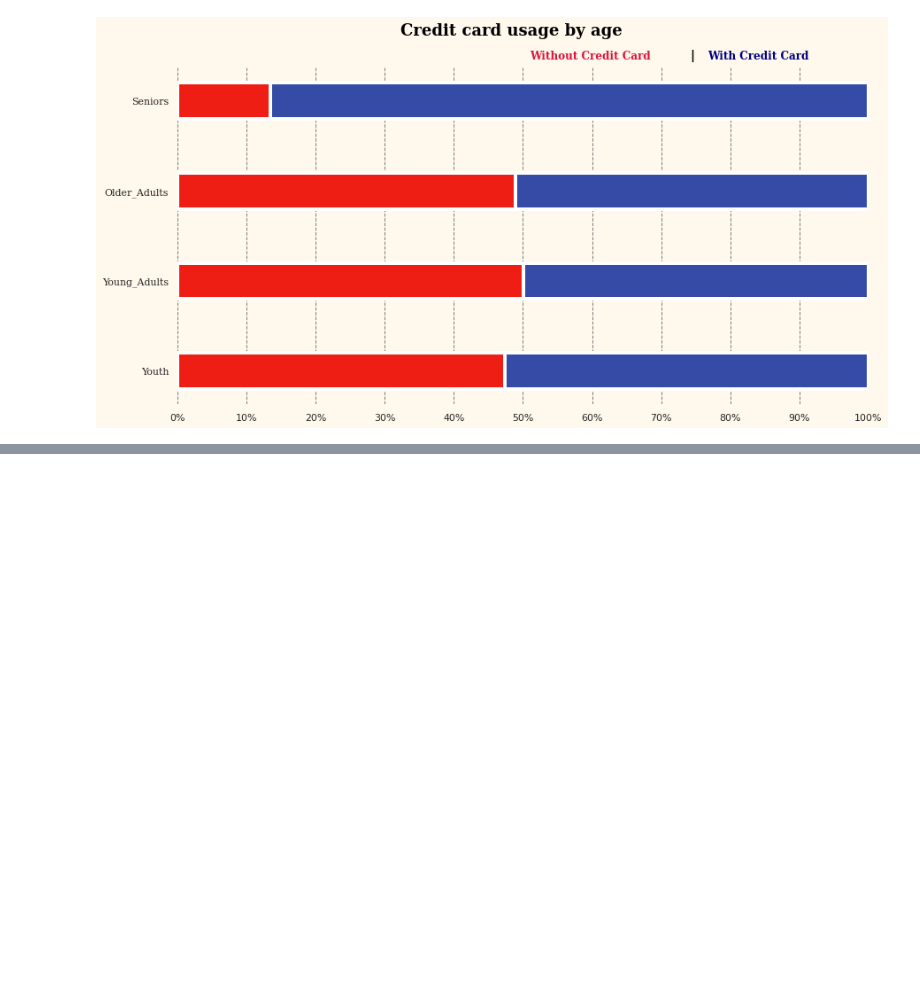
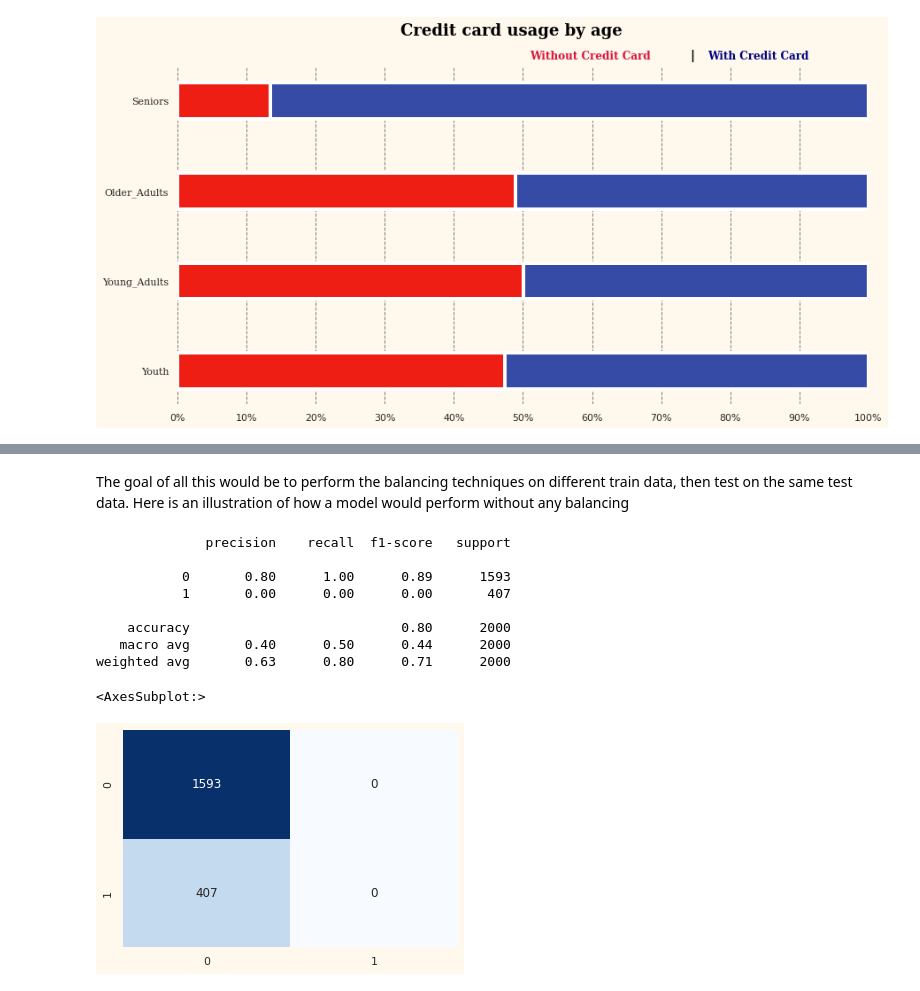
Before and after one commit to Kevin-Nduati/Bank-Customer-Churn-Modelling, a Jupyter notebook: Churn.ipynb, the cells around one changed output, grey strips where cells are left out. Cells and saved outputs as stored; diff of their text form; code cells hidden in the pictures; blank space fills up the shorter version.

Commit message:
Balancing the Data

```diff
--- a/Churn.ipynb
+++ b/Churn.ipynb
@@ -265,0 +275,14 @@ Text(0.5, 0.98, 'Credit card usage by age')
+# %%
+# Drop the columns we added
+df.drop(['Age_bins', 'CreditScore_bins'], axis=1, inplace=True)
+
+
+# Get dummies on categorical columns
+cat_features = [col for col, dtype in df.dtypes.items() if dtype == 'object']
+num_features = [col for col, dtype in df.dtypes.items() if dtype != 'object']
+
+for col in cat_features:
+    col_ohe = pd.get_dummies(df[col], prefix=col)
+    df = pd.concat((df, col_ohe), axis=1).drop(col, axis=1)
+
+df.head()
@@ -265,0 +304,39 @@ Text(0.5, 0.98, 'Credit card usage by age')
+# %%
+# Split our data
+X = df.drop('Exited', axis=1)
+y = df['Exited']
+X_train, X_test, y_train, y_test = train_test_split(X, y, test_size=0.2, random_state=42, stratify=y)
+
+df_test = pd.concat([X_test, y_test], axis=1)
+df_train = pd.concat([X_train, y_train], axis=1)
+# %% [markdown]
+The goal of all this would be to perform the balancing techniques on different train data, then test on the same test data. Here is an illustration of how a model would perform without any balancing
+# %%
+def model(df):
+    # Split our data
+    X = df.drop('Exited', axis=1)
+    y = df['Exited']
+    X_train1, X_test1, y_train1, y_test1 = train_test_split(X, y, test_size=0.2, random_state=42, stratify=y)
+    # Create the model
+    model = LogisticRegression()
+    # Fit the model
+    model.fit(X_train1, y_train1)
+    # make predictions
+    y_pred = model.predict(X_test)
+    print(classification_report(y_test, y_pred))
+    # Confusion matrix
+    cf_matrix = sns.heatmap(confusion_matrix(y_test, y_pred), annot=True, cmap='Blues', cbar=False, fmt='g')
+    return cf_matrix
+# %%
+model(df)
+# %% [output]
+              precision    recall  f1-score   support
+
+           0       0.80      1.00      0.89      1593
+           1       0.00      0.00      0.00       407
+
+    accuracy                           0.80      2000
+   macro avg       0.40      0.50      0.44      2000
+weighted avg       0.63      0.80      0.71      2000
+<AxesSubplot:>
+[figure, added]
```
Also changed, not shown: parts of 18 cells of this notebook, 3 other files.
